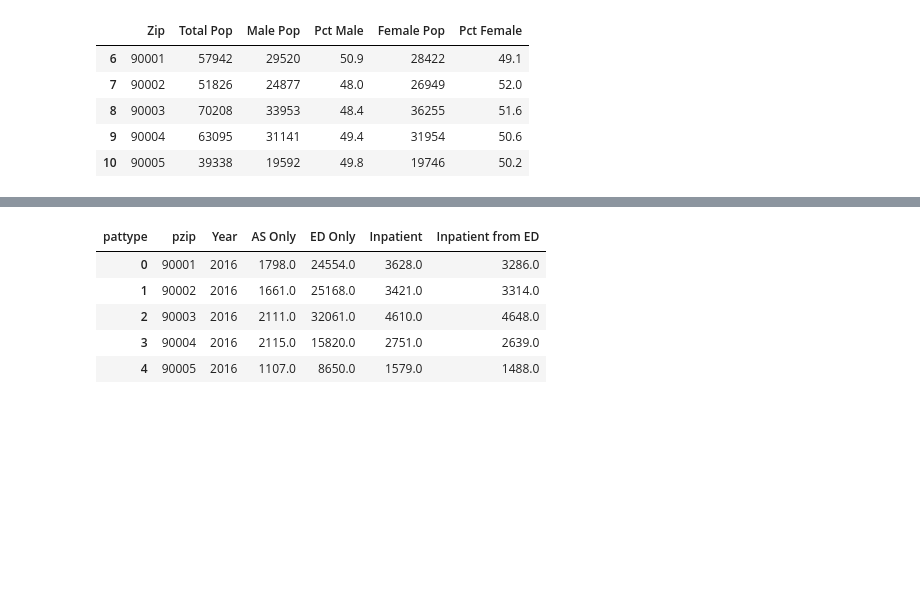
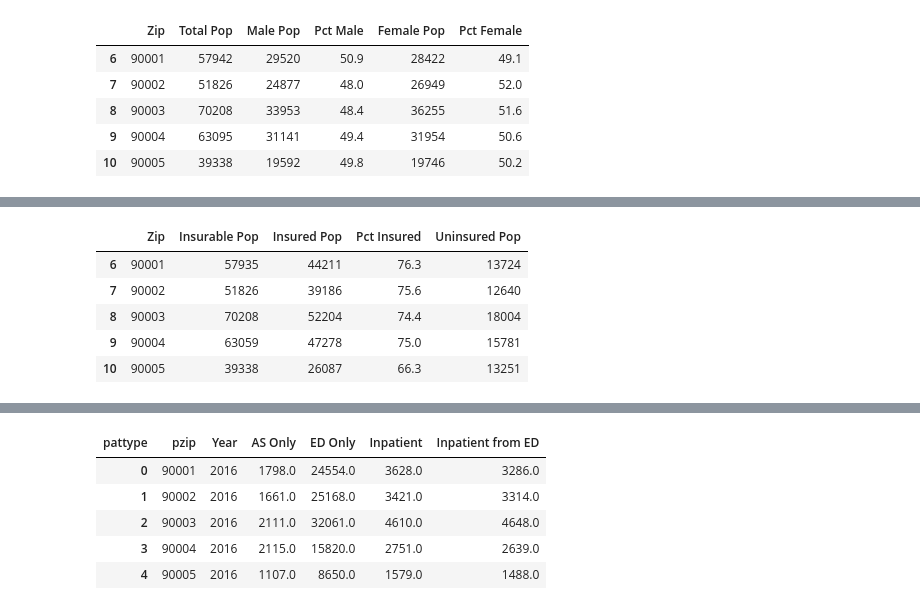
Before and after one commit to velasquezg1/ED_Visits_Cannabis, a Jupyter notebook: ED_Visit_Data_Munging.ipynb, the cells around one changed output, grey strips where cells are left out. Saved outputs shown, nothing was run; the diff lists cells and outputs as text; code cells hidden in the pictures; blank space fills up the shorter version.

```diff
--- a/ED_Visit_Data_Munging.ipynb
+++ b/ED_Visit_Data_Munging.ipynb
@@ -42,0 +59,19 @@ ca_census_demo_df.head()
+# %%
+ca_census_insured_df = pd.read_csv("Resources/ACS_16_5YR_S2701_with_ann.csv",skiprows=1)
+ca_census_insured_df = ca_census_insured_df.rename(columns={'Id2':'Zip',
+                                                            'Total; Estimate; Civilian noninstitutionalized population':'Insurable Pop',
+                                                            'Insured; Estimate; Civilian noninstitutionalized population':'Insured Pop',
+                                                            'Percent Insured; Estimate; Civilian noninstitutionalized population':'Pct Insured',
+                                                            'Uninsured; Estimate; Civilian noninstitutionalized population':'Uninsured Pop'})
+ca_census_insured_df = ca_census_insured_df[['Zip','Insurable Pop','Insured Pop','Pct Insured','Uninsured Pop']]
+
+# drop non-CA zips
+ca_census_insured_df = ca_census_insured_df.drop([0,1,2,3,4,5]) # NV zips
+ca_census_insured_df.head()
+# %% [output]
+|  | Zip | Insurable Pop | Insured Pop | Pct Insured | Uninsured Pop |
+| 6 | 90001 | 57935 | 44211 | 76.3 | 13724 |
+| 7 | 90002 | 51826 | 39186 | 75.6 | 12640 |
+| 8 | 90003 | 70208 | 52204 | 74.4 | 18004 |
+| 9 | 90004 | 63059 | 47278 | 75.0 | 15781 |
+| 10 | 90005 | 39338 | 26087 | 66.3 | 13251 |
```
Also changed, not shown: parts of 4 cells of this notebook, 4 other files.
